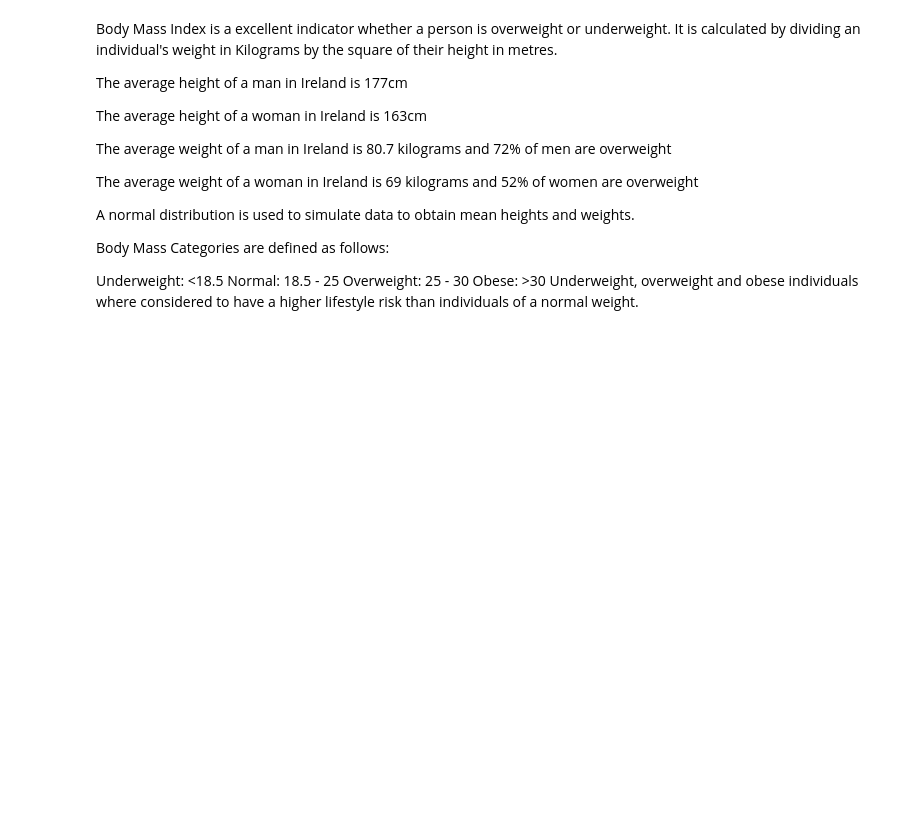
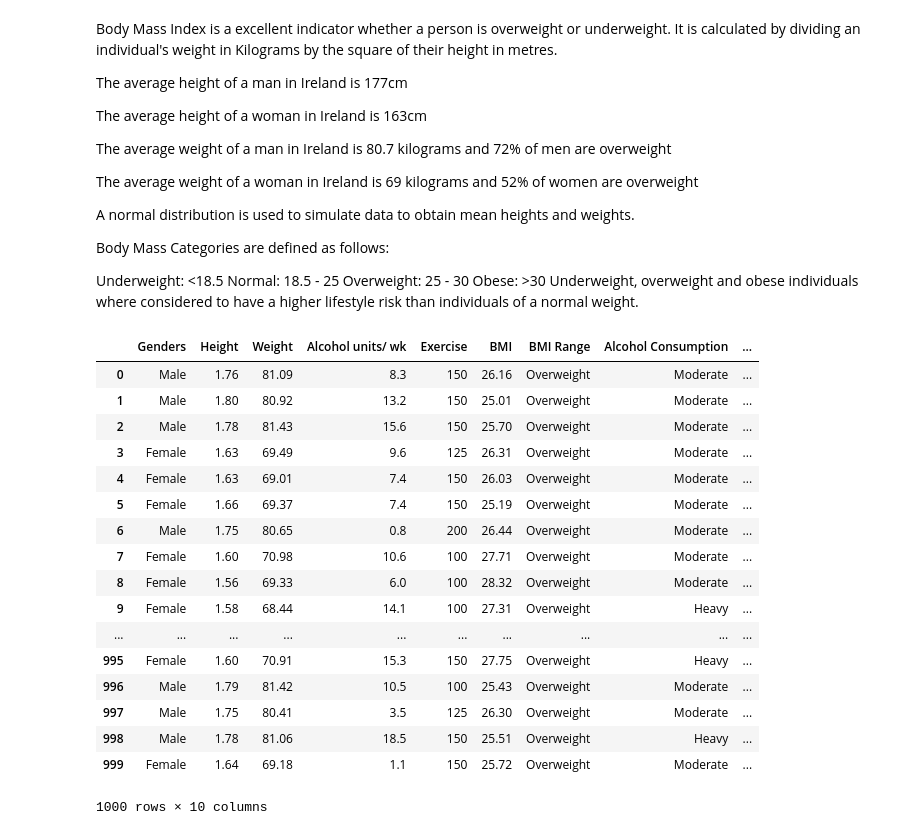
Before and after one commit to bensontjohn/PDA-Project, a Jupyter notebook: PDA Project.ipynb, the cells around one changed output. Cells and saved outputs as stored; diff of their text form; code cells hidden in the pictures; blank space fills up the shorter version.

```diff
--- a/PDA Project.ipynb
+++ b/PDA Project.ipynb
@@ -72,0 +184,22 @@ Underweight, overweight and obese individuals where considered to have a higher
+# %%
+#Display the DataFrame, rounding continuous variables to two decimal places
+df.round({'Height': 2, 'Weight': 2, 'BMI': 2, 'Alcohol units/ wk': 1})
+# %% [output]
+|  | Genders | Height | Weight | Alcohol units/ wk | Exercise | BMI | BMI Range | Alcohol Consumption | ... |
+| 0 | Male | 1.76 | 81.09 | 8.3 | 150 | 26.16 | Overweight | Moderate | ... |
+| 1 | Male | 1.80 | 80.92 | 13.2 | 150 | 25.01 | Overweight | Moderate | ... |
+| 2 | Male | 1.78 | 81.43 | 15.6 | 150 | 25.70 | Overweight | Moderate | ... |
+| 3 | Female | 1.63 | 69.49 | 9.6 | 125 | 26.31 | Overweight | Moderate | ... |
+| 4 | Female | 1.63 | 69.01 | 7.4 | 150 | 26.03 | Overweight | Moderate | ... |
+| 5 | Female | 1.66 | 69.37 | 7.4 | 150 | 25.19 | Overweight | Moderate | ... |
+| 6 | Male | 1.75 | 80.65 | 0.8 | 200 | 26.44 | Overweight | Moderate | ... |
+| 7 | Female | 1.60 | 70.98 | 10.6 | 100 | 27.71 | Overweight | Moderate | ... |
+| 8 | Female | 1.56 | 69.33 | 6.0 | 100 | 28.32 | Overweight | Moderate | ... |
+| 9 | Female | 1.58 | 68.44 | 14.1 | 100 | 27.31 | Overweight | Heavy | ... |
+| ... | ... | ... | ... | ... | ... | ... | ... | ... | ... |
+| 995 | Female | 1.60 | 70.91 | 15.3 | 150 | 27.75 | Overweight | Heavy | ... |
+| 996 | Male | 1.79 | 81.42 | 10.5 | 100 | 25.43 | Overweight | Moderate | ... |
+| 997 | Male | 1.75 | 80.41 | 3.5 | 125 | 26.30 | Overweight | Moderate | ... |
+| 998 | Male | 1.78 | 81.06 | 18.5 | 150 | 25.51 | Overweight | Heavy | ... |
+| 999 | Female | 1.64 | 69.18 | 1.1 | 150 | 25.72 | Overweight | Moderate | ... |
+1000 rows × 10 columns
```
Also changed, not shown: parts of 4 cells of this notebook.
